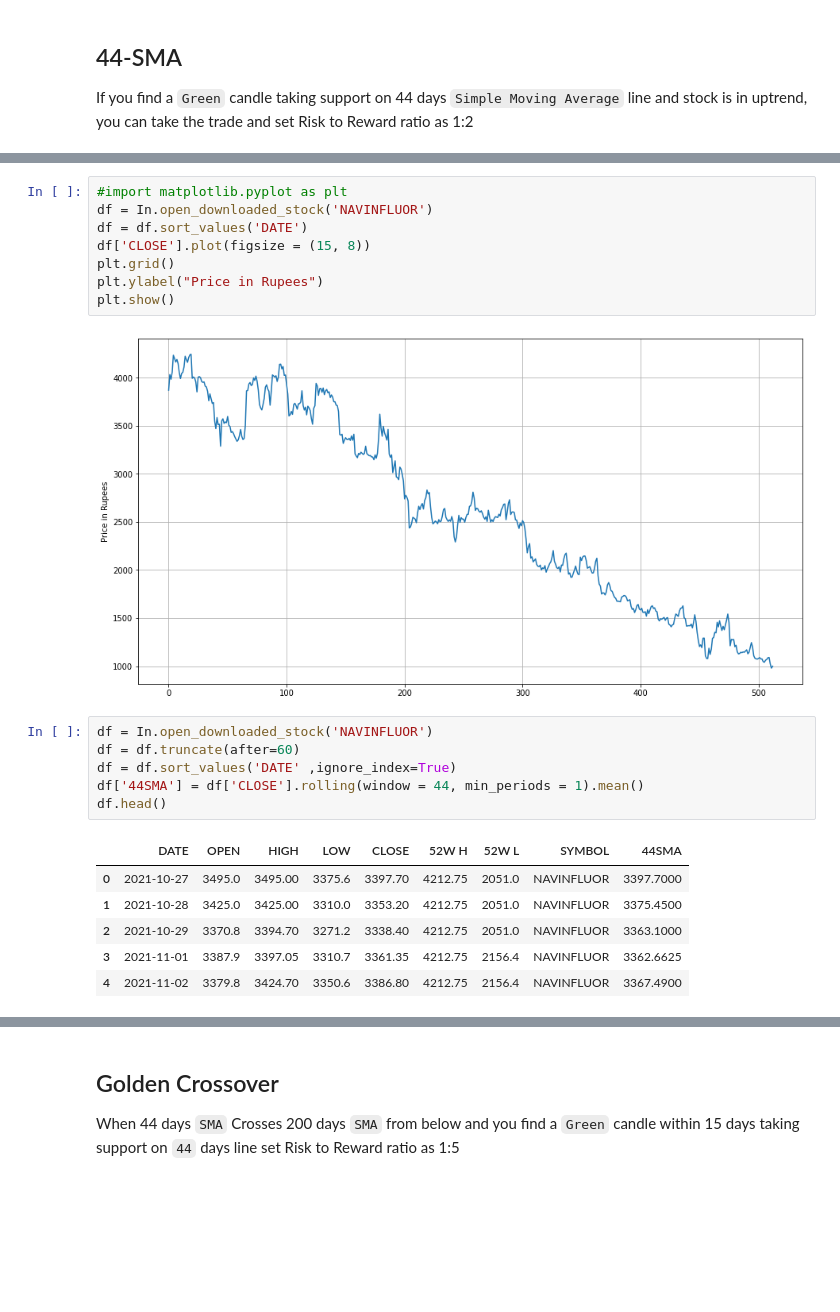
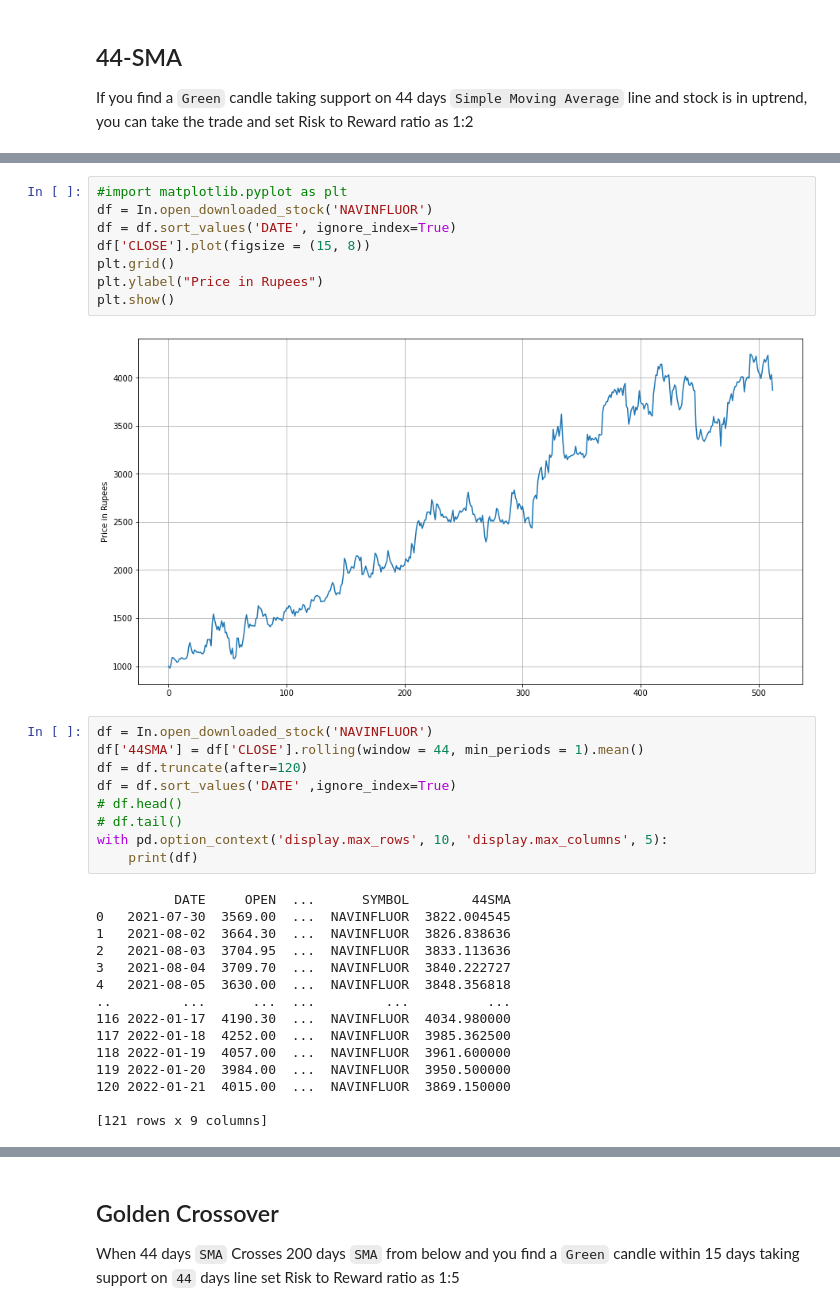
Before and after one commit to anabkhan/NSE-Stock-Scanner, a Jupyter notebook: Tutorial.ipynb, the cells around one changed output, grey strips where cells are left out. Cells and saved outputs as stored; diff of their text form; blank space fills up the shorter version.

```diff
--- a/Tutorial.ipynb
+++ b/Tutorial.ipynb
@@ -106,24 +106,35 @@ df[(df['RSI Value'] < 50) & (df['CCI Value'] < 200)]
 # %%
 #import matplotlib.pyplot as plt
 df = In.open_downloaded_stock('NAVINFLUOR')
-df = df.sort_values('DATE')
+df = df.sort_values('DATE', ignore_index=True)
 df['CLOSE'].plot(figsize = (15, 8))
 plt.grid()
 plt.ylabel("Price in Rupees")
 plt.show()
 # %% [output]
-[figure, old version]
+[figure, new version]
 # %%
 df = In.open_downloaded_stock('NAVINFLUOR')
-df = df.truncate(after=60)
+df['44SMA'] = df['CLOSE'].rolling(window = 44, min_periods = 1).mean()
+df = df.truncate(after=120)
 df = df.sort_values('DATE' ,ignore_index=True)
-df['44SMA'] = df['CLOSE'].rolling(window = 44, min_periods = 1).mean()
-df.head()
+# df.head()
+# df.tail()
+with pd.option_context('display.max_rows', 10, 'display.max_columns', 5):
+    print(df)
 # %% [output]
-|  | DATE | OPEN | HIGH | LOW | CLOSE | 52W H | 52W L | SYMBOL | 44SMA |
-| 0 | 2021-10-27 | 3495.0 | 3495.00 | 3375.6 | 3397.70 | 4212.75 | 2051.0 | NAVINFLUOR | 3397.7000 |
-| 1 | 2021-10-28 | 3425.0 | 3425.00 | 3310.0 | 3353.20 | 4212.75 | 2051.0 | NAVINFLUOR | 3375.4500 |
-| 2 | 2021-10-29 | 3370.8 | 3394.70 | 3271.2 | 3338.40 | 4212.75 | 2051.0 | NAVINFLUOR | 3363.1000 |
-| 3 | 2021-11-01 | 3387.9 | 3397.05 | 3310.7 | 3361.35 | 4212.75 | 2156.4 | NAVINFLUOR | 3362.6625 |
-| 4 | 2021-11-02 | 3379.8 | 3424.70 | 3350.6 | 3386.80 | 4212.75 | 2156.4 | NAVINFLUOR | 3367.4900 |
+          DATE     OPEN  ...      SYMBOL        44SMA
+0   2021-07-30  3569.00  ...  NAVINFLUOR  3822.004545
+1   2021-08-02  3664.30  ...  NAVINFLUOR  3826.838636
+2   2021-08-03  3704.95  ...  NAVINFLUOR  3833.113636
+3   2021-08-04  3709.70  ...  NAVINFLUOR  3840.222727
+4   2021-08-05  3630.00  ...  NAVINFLUOR  3848.356818
+..         ...      ...  ...         ...          ...
+116 2022-01-17  4190.30  ...  NAVINFLUOR  4034.980000
+117 2022-01-18  4252.00  ...  NAVINFLUOR  3985.362500
+118 2022-01-19  4057.00  ...  NAVINFLUOR  3961.600000
+119 2022-01-20  3984.00  ...  NAVINFLUOR  3950.500000
+120 2022-01-21  4015.00  ...  NAVINFLUOR  3869.150000
+
+[121 rows x 9 columns]
 # %%
```
Also changed, not shown: parts of 1 cell of this notebook.
